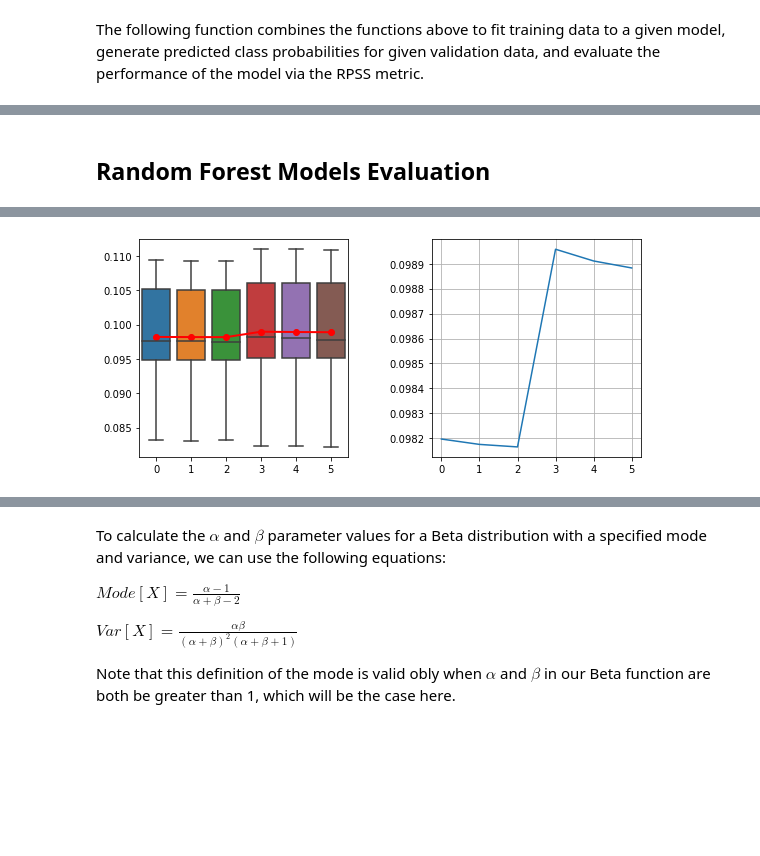
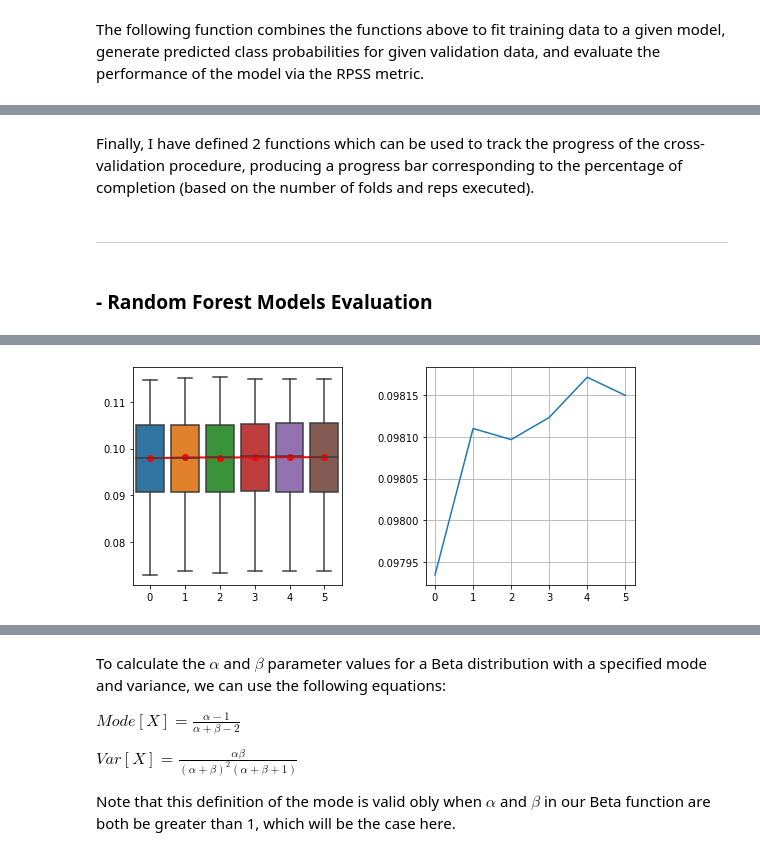
Before and after one commit to fanahanmc/ACM40960-ProjMathsModel, a Jupyter notebook: ACM40960_Project_Main.ipynb, the cells around one changed output, grey strips where cells are left out. Drawn from its saved outputs; the diff is of its cells as text; code cells hidden in the pictures; blank space fills up the shorter version.

```diff
--- a/ACM40960_Project_Main.ipynb
+++ b/ACM40960_Project_Main.ipynb
@@ -895,3 +955,5 @@ def plot_rpss(rpss_data):
     plot2 = plt.plot(np.mean(rpss_data, axis=0))
     ax2.set_xticks(range(rpss_data.shape[1]))
     plt.grid()
+# %% [markdown]
+Finally, I have defined 2 functions which can be used to track the progress of the cross-validation procedure, producing a progress bar corresponding to the percentage of completion (based on the number of folds and reps executed).
@@ -898,5 +972,19 @@ def plot_rpss(rpss_data):
+# %%
+def progress_bar(rep, k, num_reps, num_folds, progress, progress_last, progress_diff):
+    # update values for progress bar
+    progress = ((rep)*num_folds + (k+1))/((num_reps)*(num_folds))*100
+    progress_diff = np.floor(progress - progress_last).astype(int)
+    progress_last = progress_last + progress_diff
+    # print bars corresponding to current progress
+    for i in range(progress_diff):
+        print("|", end="")
+
+    # return current values for progress/progress_last/progress_diff
+    return progress, progress_last, progress_diff
+# %% [markdown]
+---
 # %% [markdown]
-## Random Forest Models Evaluation
+### - Random Forest Models Evaluation
 # %%
 %%time
 
@@ -905,16 +993,12 @@ num_folds = 5
 num_reps = 3
 
 # define list of parameters to trial, and calculate number of models
-rf_params = np.array([[1500, 5], [2000, 5], [2500, 5],
-                      [1500, 6], [2000, 6], [2500, 6]])
+rf_params = np.array([[200, 6], [400, 6], [600, 6],
+                      [800, 6], [1000, 6], [1200, 6]])
 num_models = len(rf_params)
 
-# set initial values for progress bar and print top line above progress bar
-progress=0
-progress_last=0
-progress_diff=0
-print("|________._________.___2|5___._________.________5|0________._________.___7|5___._________._________| % Complete (",
-      num_reps, "reps,", num_folds, "folds )")
+# print header for the progress bar and initialise variables
+prog, prog_last, prog_diff = progress_bar_init(num_reps, num_folds)
 
 # create array of zeros to store rpss values for each model over each rep/fold
 rf_rpss = np.zeros(shape=[num_folds*num_reps, num_models])
@@ -935,16 +1019,12 @@ for rep in range(num_reps): # loop through number of reps specified
             rf_rpss[k + rep*num_folds,j] = fit_eval_rpss(rf_mod, train_x, train_y, val_x, val_y)
 
         # update values for progress bar
-        progress = ((rep)*num_folds + (k+1))/((num_reps)*(num_folds))*100
-        progress_diff = np.floor(progress - progress_last).astype(int)
-        progress_last = progress_last + progress_diff
-        # print bars corresponding to current progress
-        for i in range(progress_diff):
-            print("|", end="")
+        prog, prog_last, prog_diff = progress_bar(rep, k, num_reps, num_folds, prog, prog_last, prog_diff)
 
 print("\n\nComplete!")
 
-print("Optimum Random Forest Parameters:",list(rf_params[np.argmax(np.mean(rf_rpss, axis=0))]))
+rf_params_opt = list(rf_params[np.argmax(np.mean(rf_rpss, axis=0))])
+print("Optimum Random Forest Parameters:", rf_params_opt)
 
 # plot RPSS results
 plot_rpss(rf_rpss)
@@ -957 +1039 @@ Optimum Random Forest Parameters: [1500, 6]
-[figure, old version]
+[figure, new version]
```
Also changed, not shown: parts of 147 cells of this notebook.
